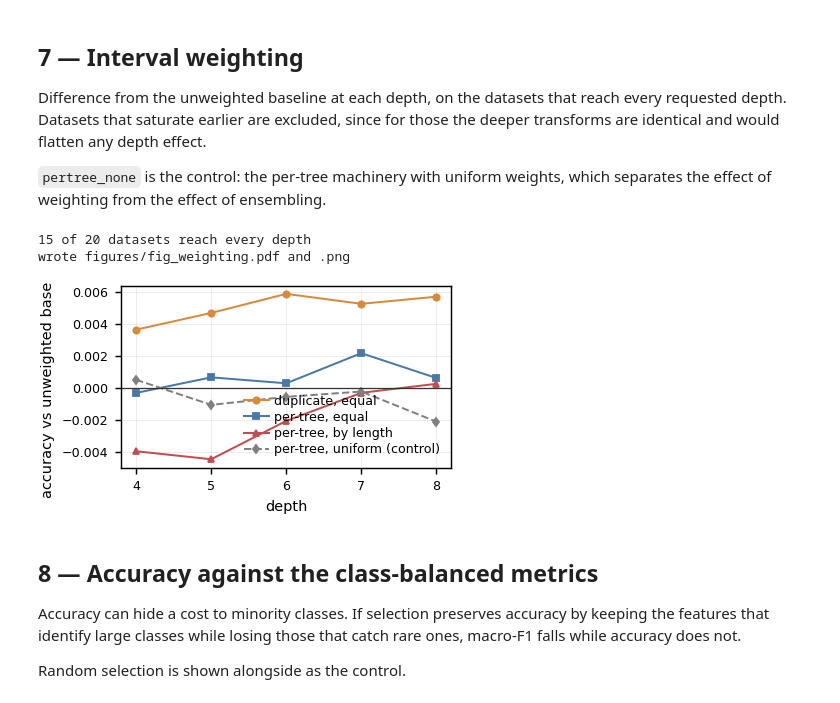
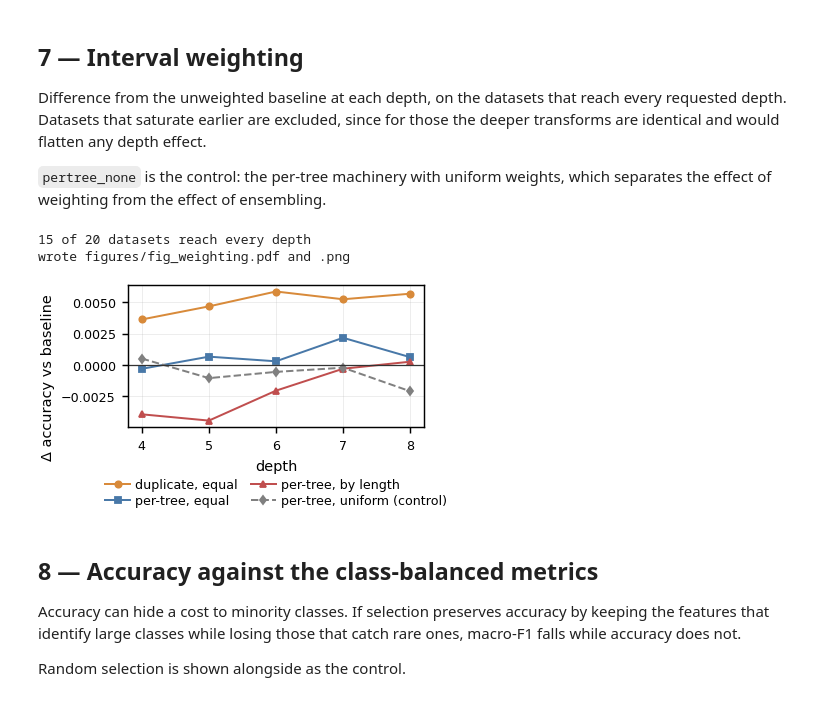
Before and after one commit to leabanovac224055/quant-reproduction-and-extensions, a Jupyter notebook: notebooks/report_figures.ipynb, the cells around one changed output. Saved outputs shown, nothing was run; the diff lists cells and outputs as text; code cells hidden in the pictures.

Commit message:
Use "Correction" in Fig. 1 and fix Fig. 7 label layout

```diff
--- a/notebooks/report_figures.ipynb
+++ b/notebooks/report_figures.ipynb
@@ -559,36 +559,38 @@ perw = (sub.groupby(["dataset", "depth", "div", "variant"])["accuracy"]
         .mean().unstack())
 
 SHOW_W = [("dup_equal", "duplicate, equal", "#d88a3a", "o-"),
           ("pertree_equal", "per-tree, equal", "#4878a8", "s-"),
           ("pertree_length", "per-tree, by length", "#c04e4e", "^-"),
           ("pertree_none", "per-tree, uniform (control)", "0.5", "d--")]
 
 fig, ax = plt.subplots(figsize=(ONE_COL, 2.0))
 for variant, label, colour, style in SHOW_W:
     if variant not in perw.columns:
         continue
     pts = []
     for depth in sorted(sub["depth"].unique()):
         a = perw.xs(depth, level="depth")[variant]
         b = perw.xs(depth, level="depth")["baseline"]
         ok = a.notna() & b.notna()
         pts.append((depth, (a[ok] - b[ok]).mean()))
     xs, ys = zip(*pts)
     ax.plot(xs, ys, style, ms=3.5, lw=1.1, color=colour, label=label)
 
 ax.axhline(0, color="0.2", lw=0.7)
 ax.set_xlabel("depth")
-ax.set_ylabel("accuracy vs unweighted baseline")
+ax.set_ylabel("Δ accuracy vs baseline")
+ax.yaxis.set_label_coords(-0.25, 0.35)
 ax.set_xticks(sorted(sub["depth"].unique()))
 ax.legend(frameon=False, handletextpad=0.4, labelspacing=0.25,
-          loc="lower right")
+          columnspacing=1.0, loc="upper center",
+          bbox_to_anchor=(0.5, -0.28), ncol=2)
 
 save(fig, "fig_weighting")
 plt.show()
 # %% [output]
 15 of 20 datasets reach every depth
 wrote figures/fig_weighting.pdf and .png
-[figure, old version]
+[figure, new version]
 # %% [markdown]
 ## 8 — Accuracy against the class-balanced metrics
 
```
Also changed, not shown: parts of 1 cell of this notebook, 11 other files.
